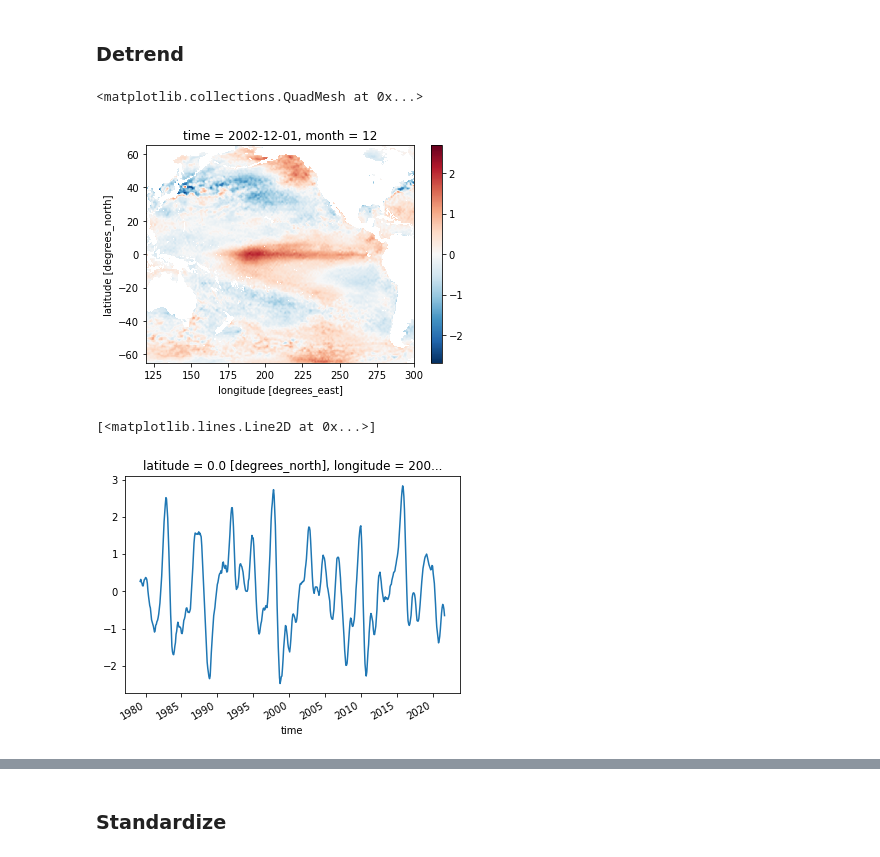
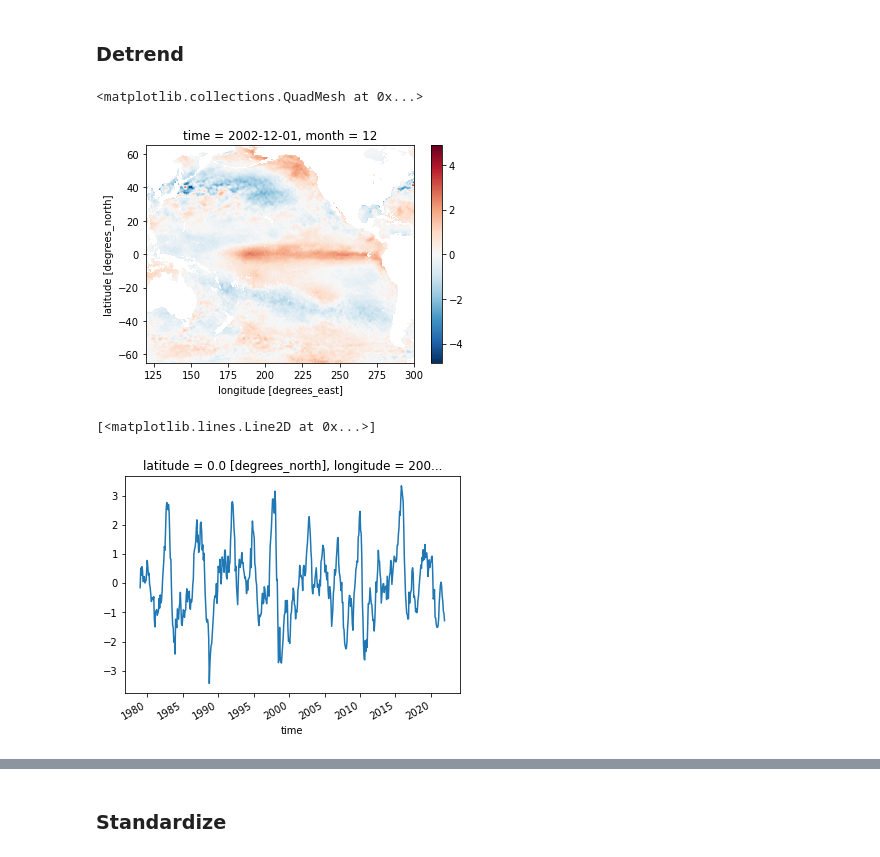
Before and after one commit to atmsillinois/time-series-and-eofs-EWolffWX, a Jupyter notebook: Homework4.ipynb, the cells around one changed output, grey strips where cells are left out. Saved outputs shown, nothing was run; the diff lists cells and outputs as text; code cells hidden in the pictures.

```diff
--- a/Homework4.ipynb
+++ b/Homework4.ipynb
@@ -344,0 +288,3 @@ array([[[        nan,         nan,         nan, ..., -0.22597758,
+# %%
+deseason_sst = mask_SST.groupby('time.month') - mask_SST.groupby('time.month').mean(dim='time')
+deseason_precip = mask_precip.groupby('time.month') - mask_precip.groupby('time.month').mean(dim='time')
@@ -410,9 +335,6 @@ array([-0.19342041,  0.48028564,  0.23242188,  0.5292053 ,  0.41778564,
 
 # # model = LinearRegression().fit(test, test.time)
 # %%
-# Will need to sub in deseasonalized for mask_SST when ready
-# For whole dataset
-
 def detrend_dim(da, dim, deg=1):
     # detrend along a single dimension
     p = da.polyfit(dim=dim, deg=deg)
@@ -420,19 +342,18 @@ def detrend_dim(da, dim, deg=1):
     return da - fit
 
 # -- Running mean
-ranm = mask_SST.rolling(time=7, center=True).mean('time')
-detrend = detrend_dim(ranm,'time',1)
+#ranm_sst = deseason_sst.rolling(time=12, center=True).mean('time')
+detrend_sst = detrend_dim(deseason_sst,'time',1)
 
-
-# coeffs = mask_SST.polyfit('time', deg=1)
-# coeffs
+#ranm_precip = deseason_precip.rolling(time=12, center=True).mean('time')
+detrend_precip = detrend_dim(deseason_precip,'time',1)
 # %%
-detrend.sel(time='2002-12-01', method='nearest').plot()
+detrend_sst.sel(time='2002-12-01', method='nearest').plot()
 # %% [output]
 <matplotlib.collections.QuadMesh at 0x...>
-[figure, old version]
+[figure, new version]
 # %%
-detrend.sel(latitude=0, longitude=200).plot()
+detrend_sst.sel(latitude=0, longitude=200).plot()
 # %% [output]
 [<matplotlib.lines.Line2D at 0x...>]
-[figure, old version]
+[figure, new version]
```
Also changed, not shown: parts of 19 cells of this notebook.
